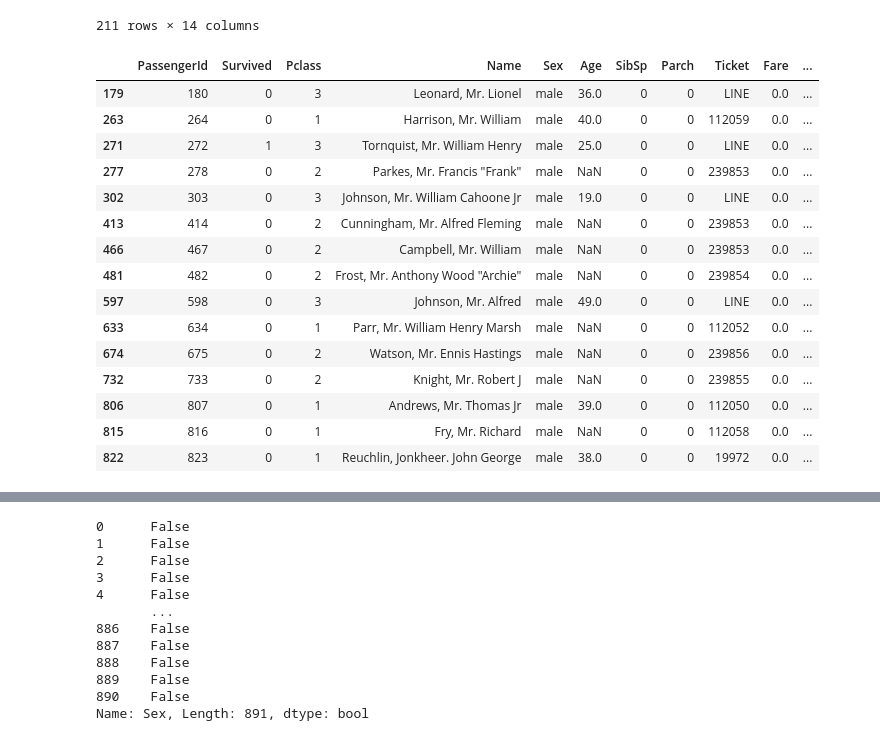
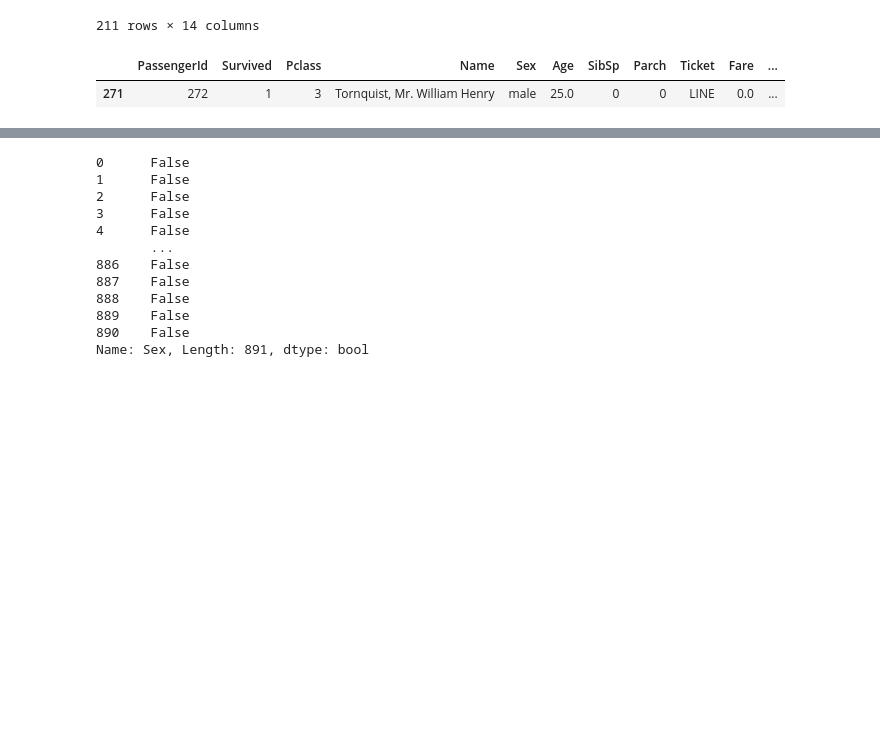
Before and after one commit to Yuvraj188/Data-Science-PW-, a Jupyter notebook: Pandas/pandas part 2 hindi .ipynb, the cells around one changed output, grey strips where cells are left out. Cells and saved outputs as stored; diff of their text form; code cells hidden in the pictures; blank space fills up the shorter version.

Commit message:
pandas advance 1 completed

```diff
--- a/Pandas/pandas part 2 hindi .ipynb
+++ b/Pandas/pandas part 2 hindi .ipynb
@@ -325,24 +367,14 @@ df[df['Fare'] > 32.204208]
 | 879 | 880 | 1 | 1 | Potter, Mrs. Thomas Jr (Lily Alex... | female | 56.0 | 0 | 1 | 11767 | 83.1583 | ... |
 211 rows × 14 columns
 # %%
-df[df['Fare'] ==0]
+df[(df['Fare'] ==0) & (df['Sex']=='male') & (df['Survived']==1)]
+# The reason for this is that and, or, and not operators perform single boolean evaluations rather than element-wise
+# evaluations when used with pandas Series objects.
+# So, to perform element-wise evaluations across Series or DataFrames, you use the bitwise operators.
+#dont forget the paranthesis
 # %% [output]
 |  | PassengerId | Survived | Pclass | Name | Sex | Age | SibSp | Parch | Ticket | Fare | ... |
-| 179 | 180 | 0 | 3 | Leonard, Mr. Lionel | male | 36.0 | 0 | 0 | LINE | 0.0 | ... |
-| 263 | 264 | 0 | 1 | Harrison, Mr. William | male | 40.0 | 0 | 0 | 112059 | 0.0 | ... |
 | 271 | 272 | 1 | 3 | Tornquist, Mr. William Henry | male | 25.0 | 0 | 0 | LINE | 0.0 | ... |
-| 277 | 278 | 0 | 2 | Parkes, Mr. Francis "Frank" | male | NaN | 0 | 0 | 239853 | 0.0 | ... |
-| 302 | 303 | 0 | 3 | Johnson, Mr. William Cahoone Jr | male | 19.0 | 0 | 0 | LINE | 0.0 | ... |
-| 413 | 414 | 0 | 2 | Cunningham, Mr. Alfred Fleming | male | NaN | 0 | 0 | 239853 | 0.0 | ... |
-| 466 | 467 | 0 | 2 | Campbell, Mr. William | male | NaN | 0 | 0 | 239853 | 0.0 | ... |
-| 481 | 482 | 0 | 2 | Frost, Mr. Anthony Wood "Archie" | male | NaN | 0 | 0 | 239854 | 0.0 | ... |
-| 597 | 598 | 0 | 3 | Johnson, Mr. Alfred | male | 49.0 | 0 | 0 | LINE | 0.0 | ... |
-| 633 | 634 | 0 | 1 | Parr, Mr. William Henry Marsh | male | NaN | 0 | 0 | 112052 | 0.0 | ... |
-| 674 | 675 | 0 | 2 | Watson, Mr. Ennis Hastings | male | NaN | 0 | 0 | 239856 | 0.0 | ... |
-| 732 | 733 | 0 | 2 | Knight, Mr. Robert J | male | NaN | 0 | 0 | 239855 | 0.0 | ... |
-| 806 | 807 | 0 | 1 | Andrews, Mr. Thomas Jr | male | 39.0 | 0 | 0 | 112050 | 0.0 | ... |
-| 815 | 816 | 0 | 1 | Fry, Mr. Richard | male | NaN | 0 | 0 | 112058 | 0.0 | ... |
-| 822 | 823 | 0 | 1 | Reuchlin, Jonkheer. John George | male | 38.0 | 0 | 0 | 19972 | 0.0 | ... |
 # %%
 df[df['Sex'] == 'male']
 # %% [output]
```
Also changed, not shown: parts of 10 cells of this notebook.
